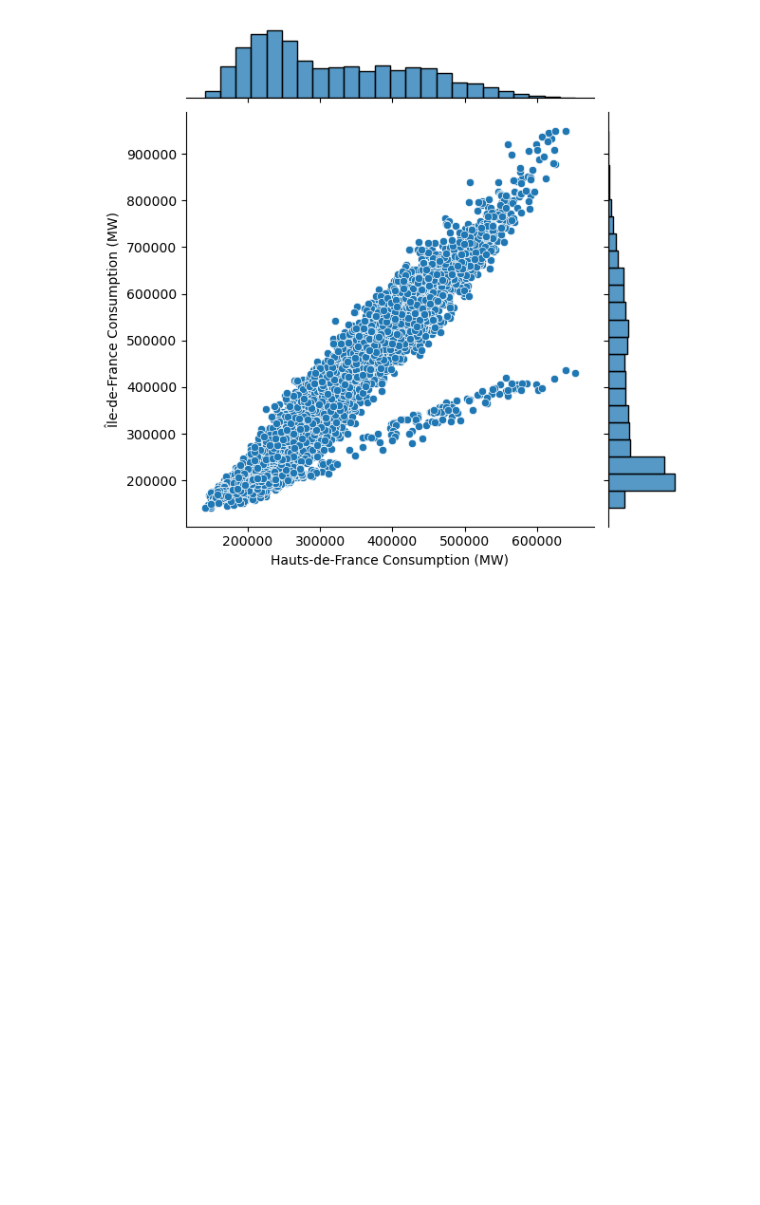
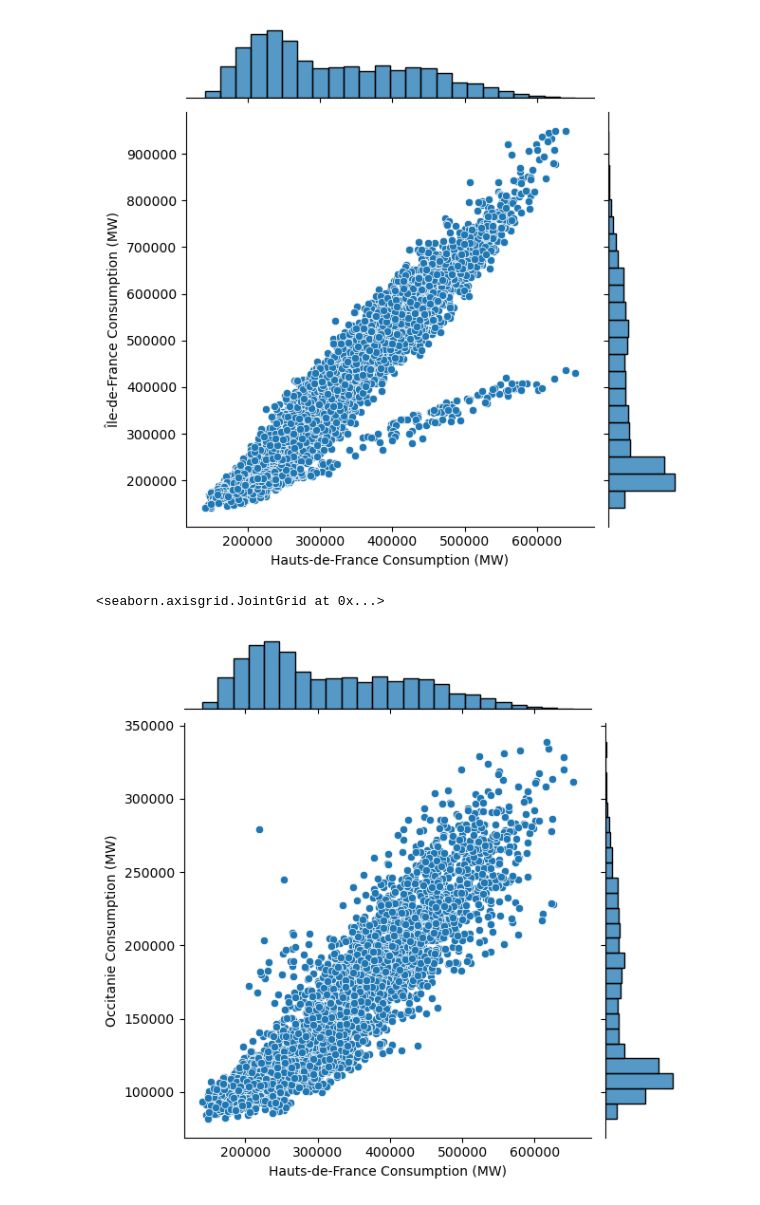
Before and after one commit to adrien-bdl/stats-energy-consumption, a Jupyter notebook: copules.ipynb, the cells around one changed output. Saved outputs shown, nothing was run; the diff lists cells and outputs as text; code cells hidden in the pictures; blank space fills up the shorter version.

```diff
--- a/copules.ipynb
+++ b/copules.ipynb
@@ -90,0 +98,8 @@ Name: Consommation brute totale (MW), dtype: float64
+# %%
+df_occ = df_filtered.loc[df_filtered['Région'] == 'Occitanie']
+# daily et que conso totale
+df_occ_totale = df_occ[['Date', 'Heure', 'Consommation brute totale (MW)']]
+df_occ_totale = df_occ_totale.groupby(['Date']).sum()
+df_occ_totale = df_occ_totale['Consommation brute totale (MW)']
+df_occ_totale.sort_index(inplace=True)
+df_occ_totale.head(10)
@@ -96,3 +170,9 @@ h.set_axis_labels("Hauts-de-France Consumption (MW)","Île-de-France Consumption
 # %% [output]
 <seaborn.axisgrid.JointGrid at 0x...>
 [figure]
+# %%
+h = sns.jointplot(x=df_hdf_totale, y=df_occ_totale, kind="scatter")
+h.set_axis_labels("Hauts-de-France Consumption (MW)","Occitanie Consumption (MW)")
+# %% [output]
+<seaborn.axisgrid.JointGrid at 0x...>
+[figure, added]
```
Also changed, not shown: parts of 25 cells of this notebook.
